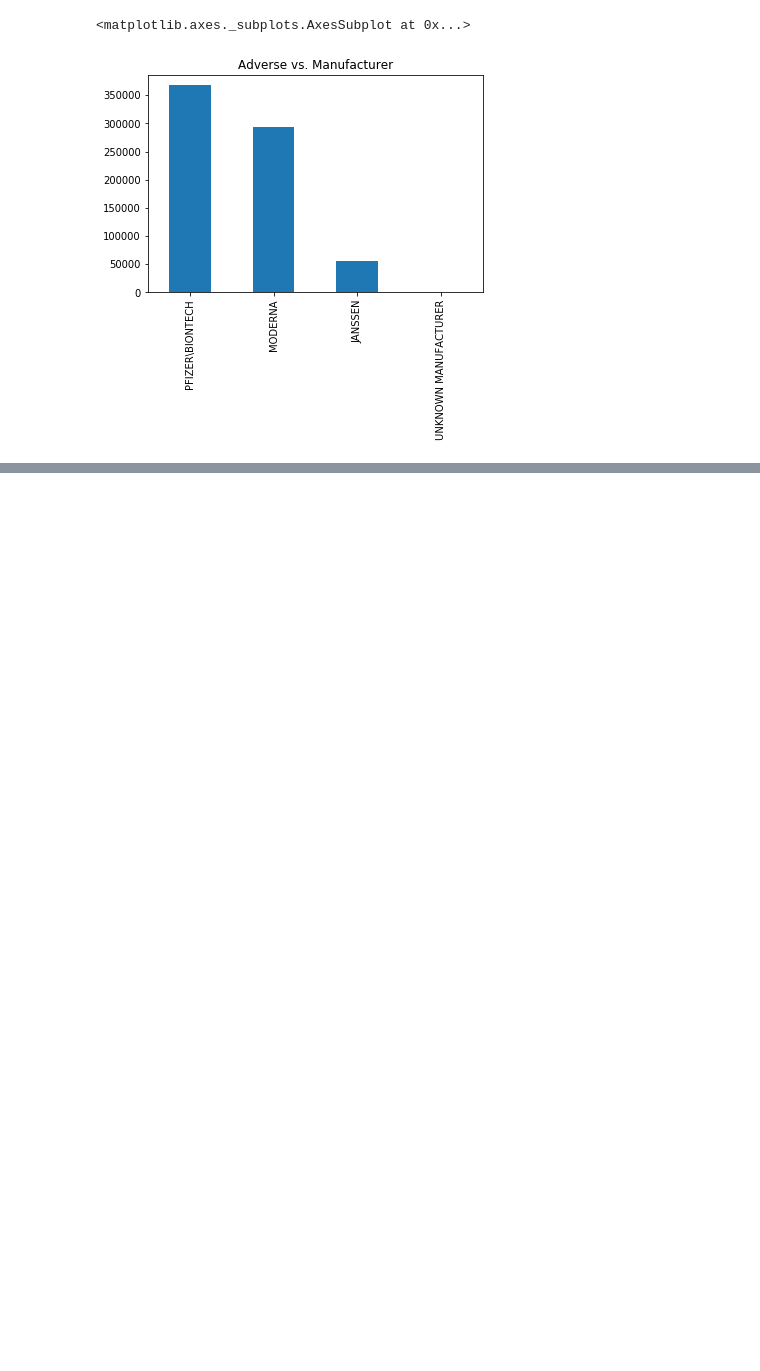
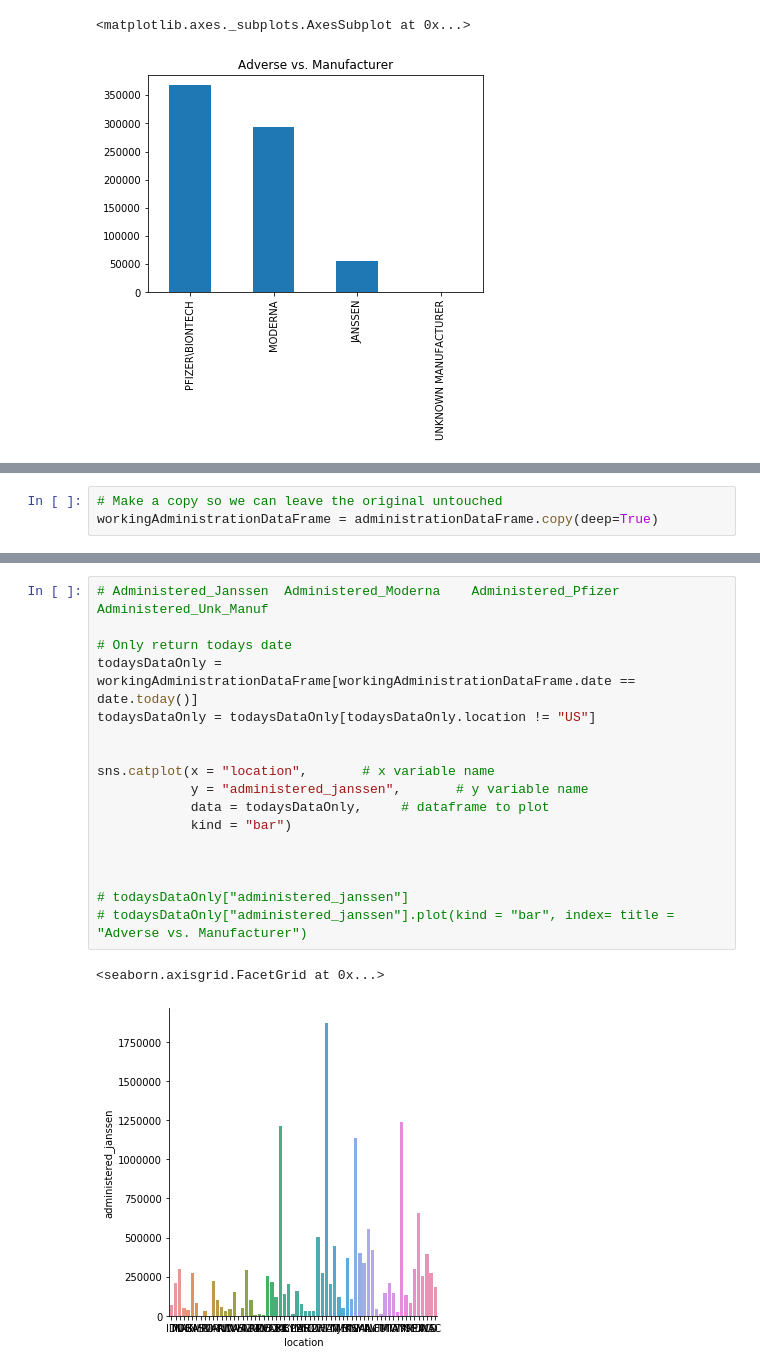
Before and after one commit to iandalrymple/VAERS, a Jupyter notebook: VAERS.ipynb, the cells around one changed output, grey strips where cells are left out. Saved outputs shown, nothing was run; the diff lists cells and outputs as text; blank space fills up the shorter version.

```diff
--- a/VAERS.ipynb
+++ b/VAERS.ipynb
@@ -186,0 +189,3 @@ covidFrameNoDupes["VAX_MANU"].value_counts().plot(kind = "bar", title = "Adverse
+# %%
+# Make a copy so we can leave the original untouched
+workingAdministrationDataFrame = administrationDataFrame.copy(deep=True)
@@ -186,0 +212,20 @@ covidFrameNoDupes["VAX_MANU"].value_counts().plot(kind = "bar", title = "Adverse
+# %%
+# Administered_Janssen	Administered_Moderna	Administered_Pfizer	Administered_Unk_Manuf
+
+# Only return todays date
+todaysDataOnly = workingAdministrationDataFrame[workingAdministrationDataFrame.date == date.today()]
+todaysDataOnly = todaysDataOnly[todaysDataOnly.location != "US"]
+
+
+sns.catplot(x = "location",       # x variable name
+            y = "administered_janssen",       # y variable name
+            data = todaysDataOnly,     # dataframe to plot
+            kind = "bar")
+
+
+
+# todaysDataOnly["administered_janssen"]
+# todaysDataOnly["administered_janssen"].plot(kind = "bar", index= title = "Adverse vs. Manufacturer")
+# %% [output]
+<seaborn.axisgrid.FacetGrid at 0x...>
+[figure, added]
```
Also changed, not shown: parts of 5 cells of this notebook.
